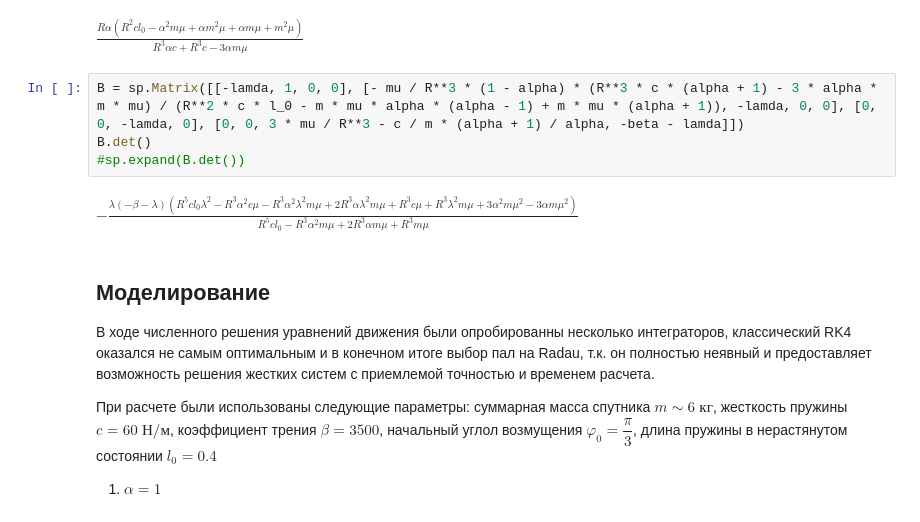
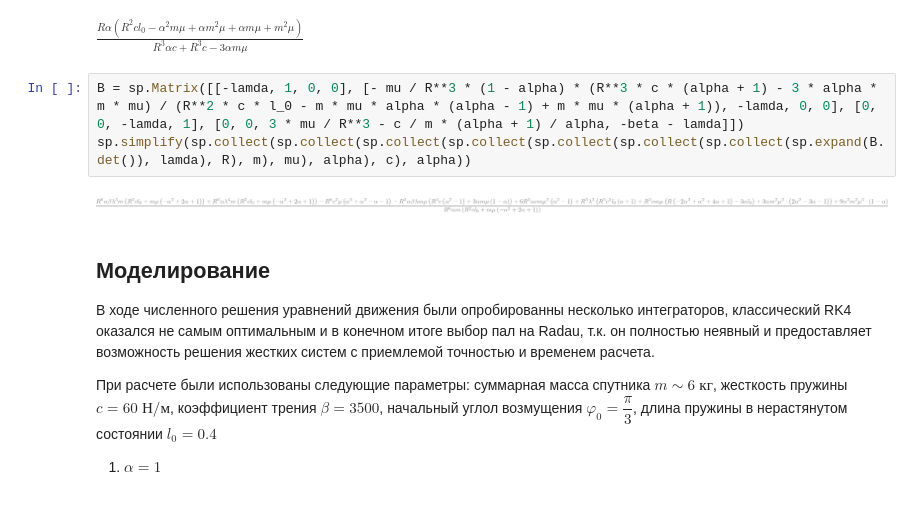
Before and after one commit to Shulliikkk/GravStab, a Jupyter notebook: GravStab.ipynb, the cells around one changed output. Drawn from its saved outputs; the diff is of its cells as text.

Commit message:
Add characteristic equation and Hurwitz matrix

```diff
--- a/GravStab.ipynb
+++ b/GravStab.ipynb
@@ -184,11 +200,10 @@ solutions[0]
 # %% [output]
 $\displaystyle \frac{R \alpha \left(R^{2} c l_{0} - \alpha^{2} m \mu + \alpha m^{2} \mu + \alpha m \mu + m^{2} \mu\right)}{R^{3} \alpha c + R^{3} c - 3 \alpha m \mu}$
 # %%
-B = sp.Matrix([[-lamda, 1, 0, 0], [- mu / R**3 * (1 - alpha) * (R**3 * c * (alpha + 1) - 3 * alpha * m * mu) / (R**2 * c * l_0 - m * mu * alpha * (alpha - 1) + m * mu * (alpha + 1)), -lamda, 0, 0], [0, 0, -lamda, 0], [0, 0, 3 * mu / R**3 - c / m * (alpha + 1) / alpha, -beta - lamda]])
-B.det()
-#sp.expand(B.det())
+B = sp.Matrix([[-lamda, 1, 0, 0], [- mu / R**3 * (1 - alpha) * (R**3 * c * (alpha + 1) - 3 * alpha * m * mu) / (R**2 * c * l_0 - m * mu * alpha * (alpha - 1) + m * mu * (alpha + 1)), -lamda, 0, 0], [0, 0, -lamda, 1], [0, 0, 3 * mu / R**3 - c / m * (alpha + 1) / alpha, -beta - lamda]])
+sp.simplify(sp.collect(sp.collect(sp.collect(sp.collect(sp.collect(sp.collect(sp.collect(sp.expand(B.det()), lamda), R), m), mu), alpha), c), alpha))
 # %% [output]
-$\displaystyle - \frac{\lambda \left(- \beta - \lambda\right) \left(R^{5} c l_{0} \lambda^{2} - R^{3} \alpha^{2} c \mu - R^{3} \alpha^{2} \lambda^{2} m \mu + 2 R^{3} \alpha \lambda^{2} m \mu + R^{3} c \mu + R^{3} \lambda^{2} m \mu + 3 \alpha^{2} m \mu^{2} - 3 \alpha m \mu^{2}\right)}{R^{5} c l_{0} - R^{3} \alpha^{2} m \mu + 2 R^{3} \alpha m \mu + R^{3} m \mu}$
+[figure, added]
 # %% [markdown]
 ## Моделирование
 
```
Also changed, not shown: parts of 2 cells of this notebook.
